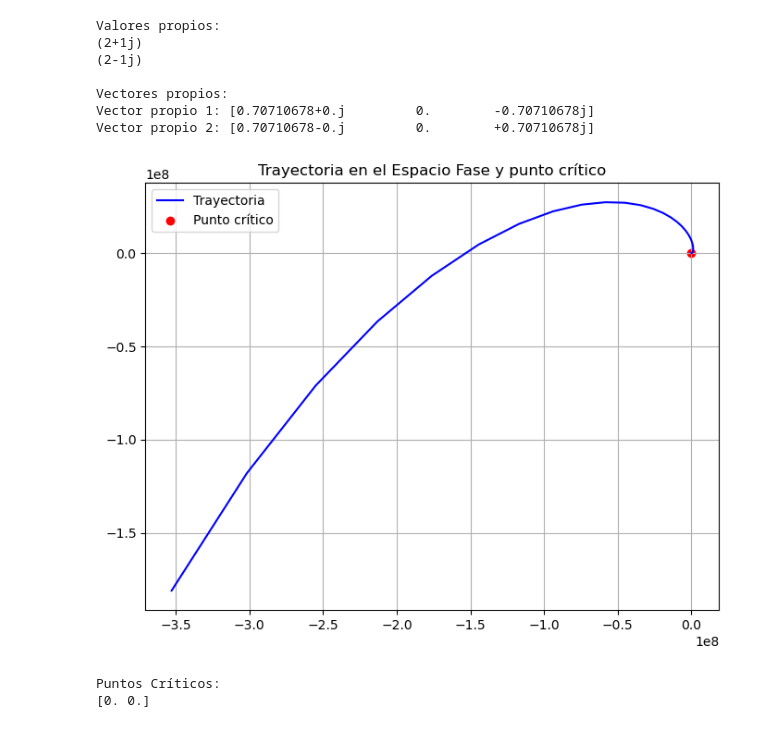
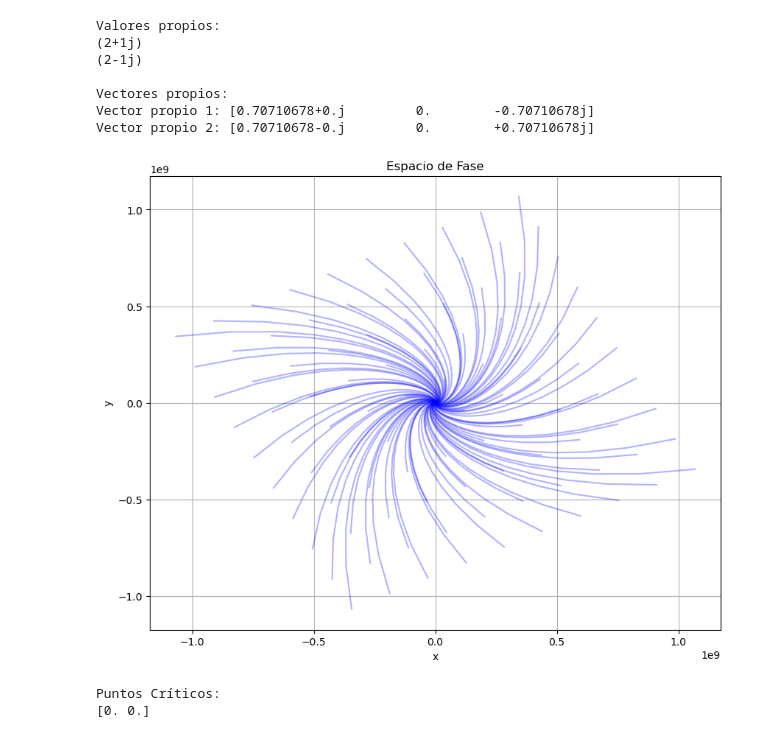
Before and after one commit to leylaaaa1/MetodosII_SantiagoGarcia_CatalinaGuatibonza, a Jupyter notebook: Tarea3_SantiagoGarcia_CatalinaGuatibonza/T3P1SistemaAutónomo_SantiagoGarcia_CatalinaGuatibonza.ipynb, the cells around one changed output. Drawn from its saved outputs; the diff is of its cells as text; code cells hidden in the pictures.

```diff
--- a/Tarea3_SantiagoGarcia_CatalinaGuatibonza/T3P1SistemaAutónomo_SantiagoGarcia_CatalinaGuatibonza.ipynb
+++ b/Tarea3_SantiagoGarcia_CatalinaGuatibonza/T3P1SistemaAutónomo_SantiagoGarcia_CatalinaGuatibonza.ipynb
@@ -87,17 +87,24 @@ Vector propio 2: [0.70710678-0.j         0.        +0.70710678j]
 b = np.array([0, 0])
 puntos_c = np.linalg.solve(M, b)
 # %%
-plt.figure(figsize=(8, 6))
-plt.plot(x, y, label='Trayectoria', color='blue')
-plt.scatter(puntos_c[0], puntos_c[1], color='red', label='Punto crítico')
-plt.title('Trayectoria en el Espacio Fase y punto crítico')
-plt.legend()
+x0_values = np.linspace(-2, 2, 10)
+y0_values = np.linspace(-2, 2, 10)
+
+plt.figure(figsize=(10, 8))
+for x0 in x0_values:
+    for y0 in y0_values:
+        t, x, y = RungeK4(x0, y0, t0, tf, h)
+        plt.plot(x, y, color='b', alpha=0.3)
+
+plt.title('Espacio de Fase')
+plt.xlabel('x')
+plt.ylabel('y')
 plt.grid(True)
 plt.show()
 
 print('Puntos Críticos:')
 print(puntos_c)
 # %% [output]
-[figure, old version]
+[figure, new version]
 Puntos Críticos:
 [0. 0.]
```
